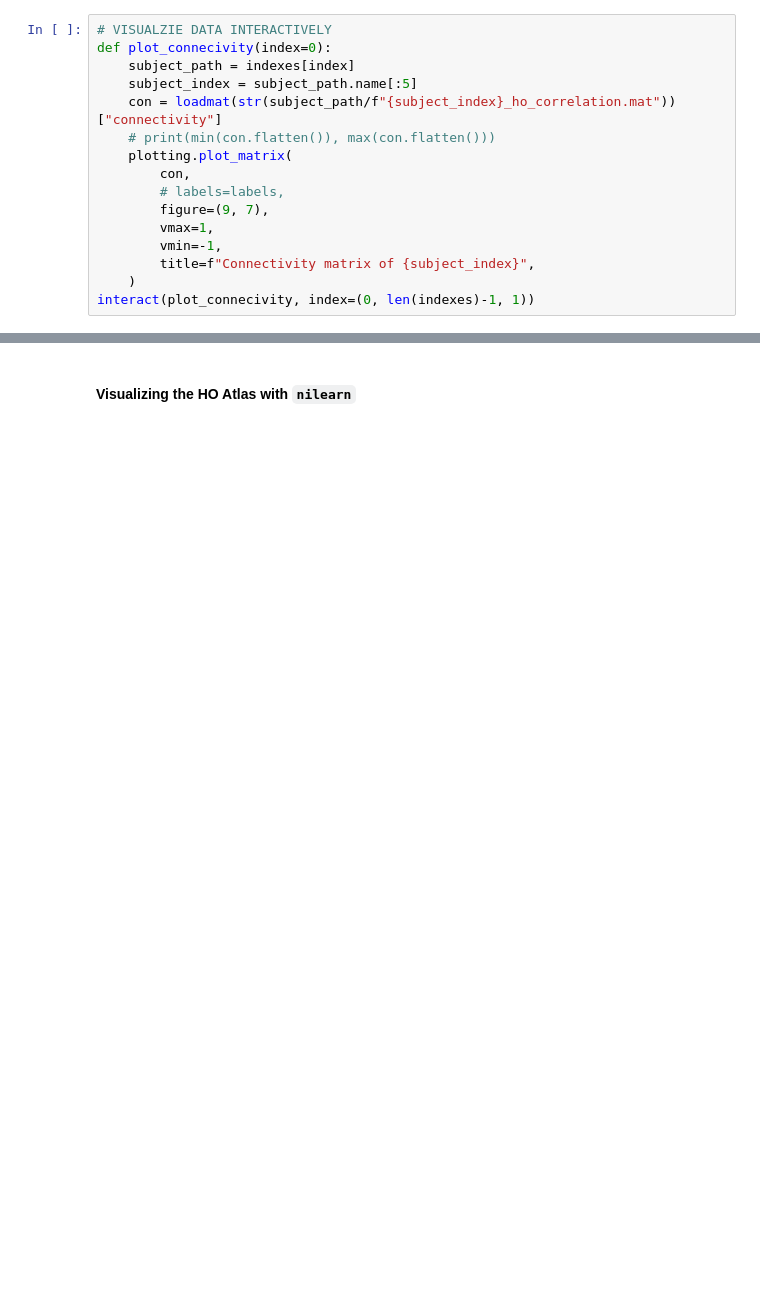
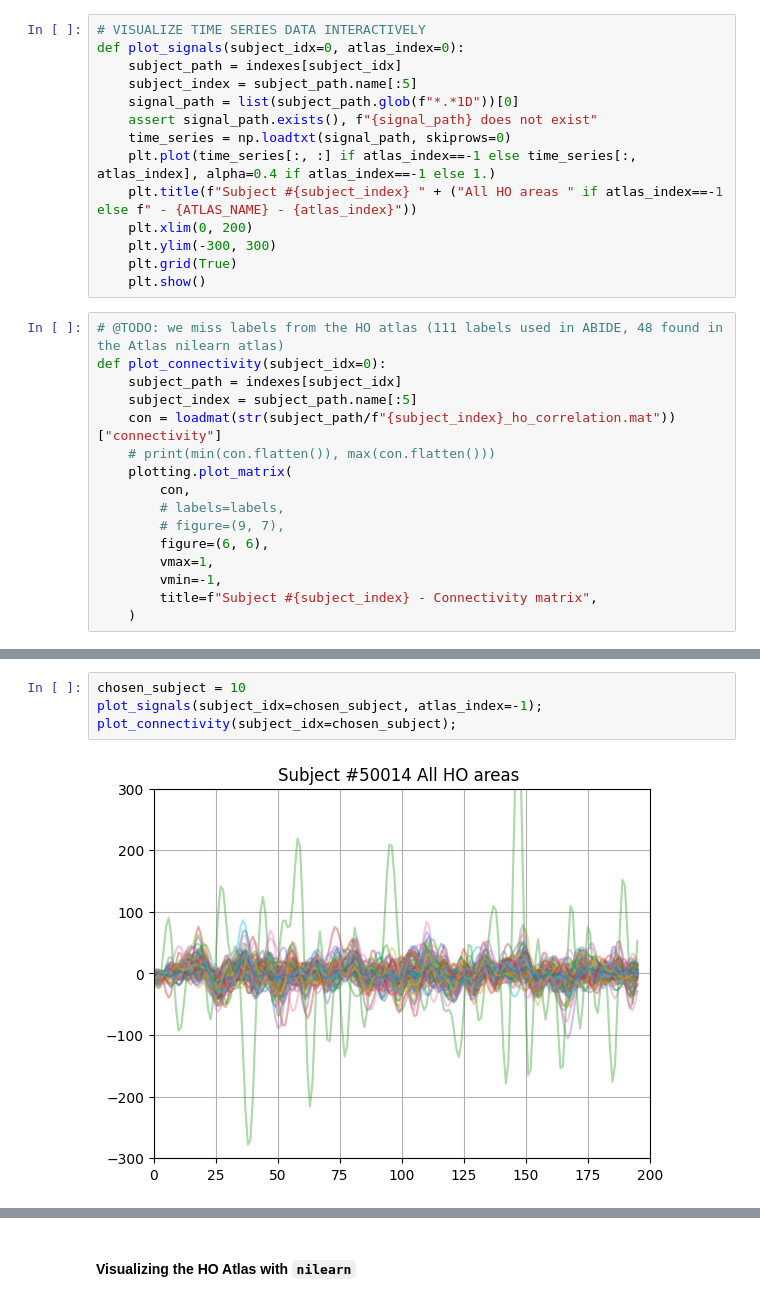
Before and after one commit to balthazarneveu/spectral_graph_convolutions, a Jupyter notebook: ABIDE_dataset/visualize_data.ipynb, the cells around one changed output, grey strips where cells are left out. Cells and saved outputs as stored; diff of their text form; blank space fills up the shorter version.

Commit message:
update visualization for time series

```diff
--- a/ABIDE_dataset/visualize_data.ipynb
+++ b/ABIDE_dataset/visualize_data.ipynb
@@ -12,16 +16,30 @@ print(f"{len(indexes)} subjects found in {root}")
+# %%
+# VISUALIZE TIME SERIES DATA INTERACTIVELY
+def plot_signals(subject_idx=0, atlas_index=0):
+    subject_path = indexes[subject_idx]
+    subject_index = subject_path.name[:5]
+    signal_path = list(subject_path.glob(f"*.*1D"))[0]
+    assert signal_path.exists(), f"{signal_path} does not exist"
+    time_series = np.loadtxt(signal_path, skiprows=0)
+    plt.plot(time_series[:, :] if atlas_index==-1 else time_series[:, atlas_index], alpha=0.4 if atlas_index==-1 else 1.)
+    plt.title(f"Subject #{subject_index} " + ("All HO areas " if atlas_index==-1 else f" - {ATLAS_NAME} - {atlas_index}"))
+    plt.xlim(0, 200)
+    plt.ylim(-300, 300)
+    plt.grid(True)
+    plt.show()
 # %%
-# VISUALZIE DATA INTERACTIVELY
-def plot_connecivity(index=0):
-    subject_path = indexes[index]
+# @TODO: we miss labels from the HO atlas (111 labels used in ABIDE, 48 found in the Atlas nilearn atlas)
+def plot_connectivity(subject_idx=0):
+    subject_path = indexes[subject_idx]
     subject_index = subject_path.name[:5]
     con = loadmat(str(subject_path/f"{subject_index}_ho_correlation.mat"))["connectivity"]
     # print(min(con.flatten()), max(con.flatten()))
     plotting.plot_matrix(
         con,
         # labels=labels,
-        figure=(9, 7),
+        # figure=(9, 7),
+        figure=(6, 6),
         vmax=1,
         vmin=-1,
-        title=f"Connectivity matrix of {subject_index}",
+        title=f"Subject #{subject_index} - Connectivity matrix",
     )
-interact(plot_connecivity, index=(0, len(indexes)-1, 1))
@@ -27,0 +52,6 @@ interact(plot_connecivity, index=(0, len(indexes)-1, 1))
+# %%
+chosen_subject = 10
+plot_signals(subject_idx=chosen_subject, atlas_index=-1);
+plot_connectivity(subject_idx=chosen_subject);
+# %% [output]
+[figure, added]
```
Also changed, not shown: parts of 10 cells of this notebook, 6 other files.
